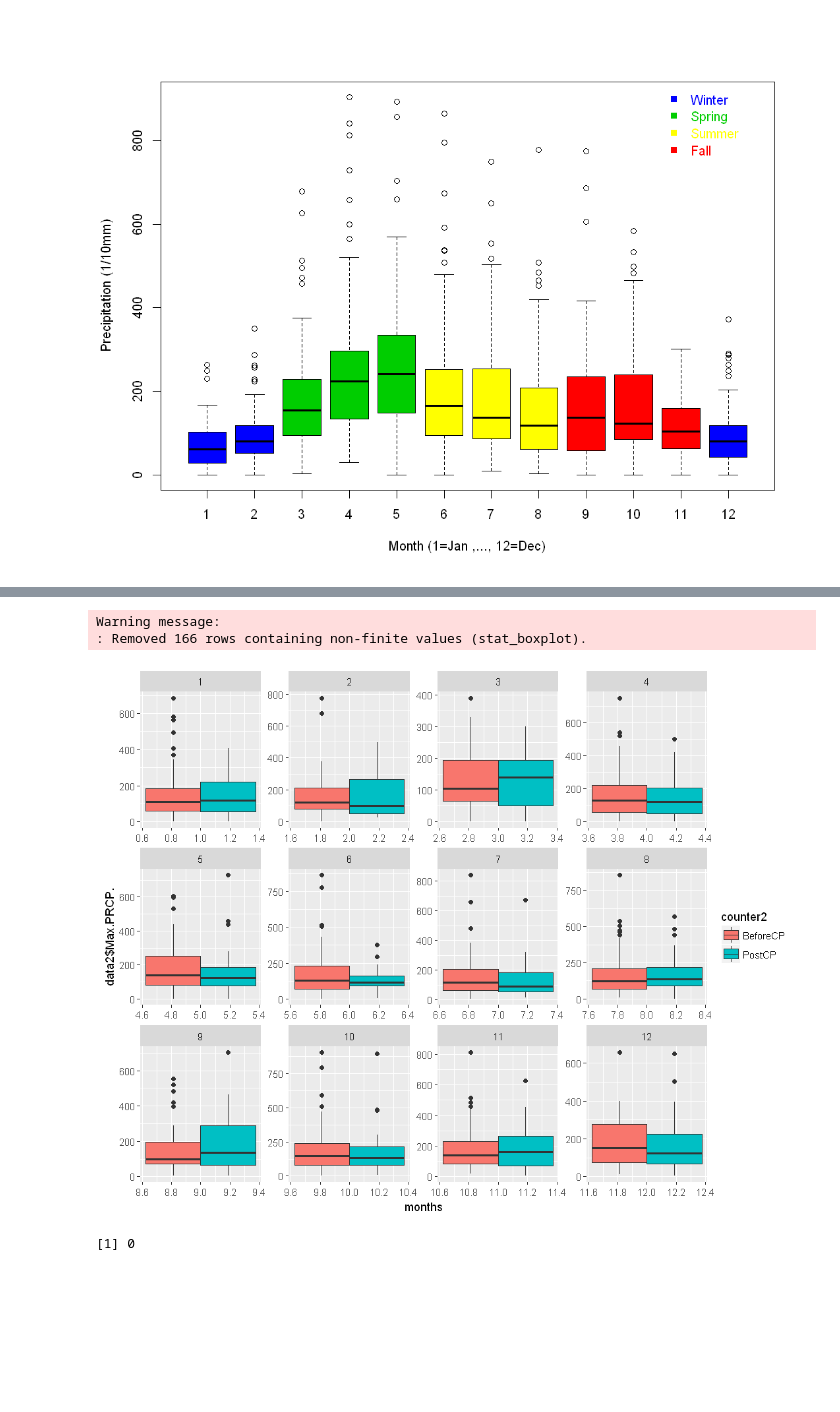
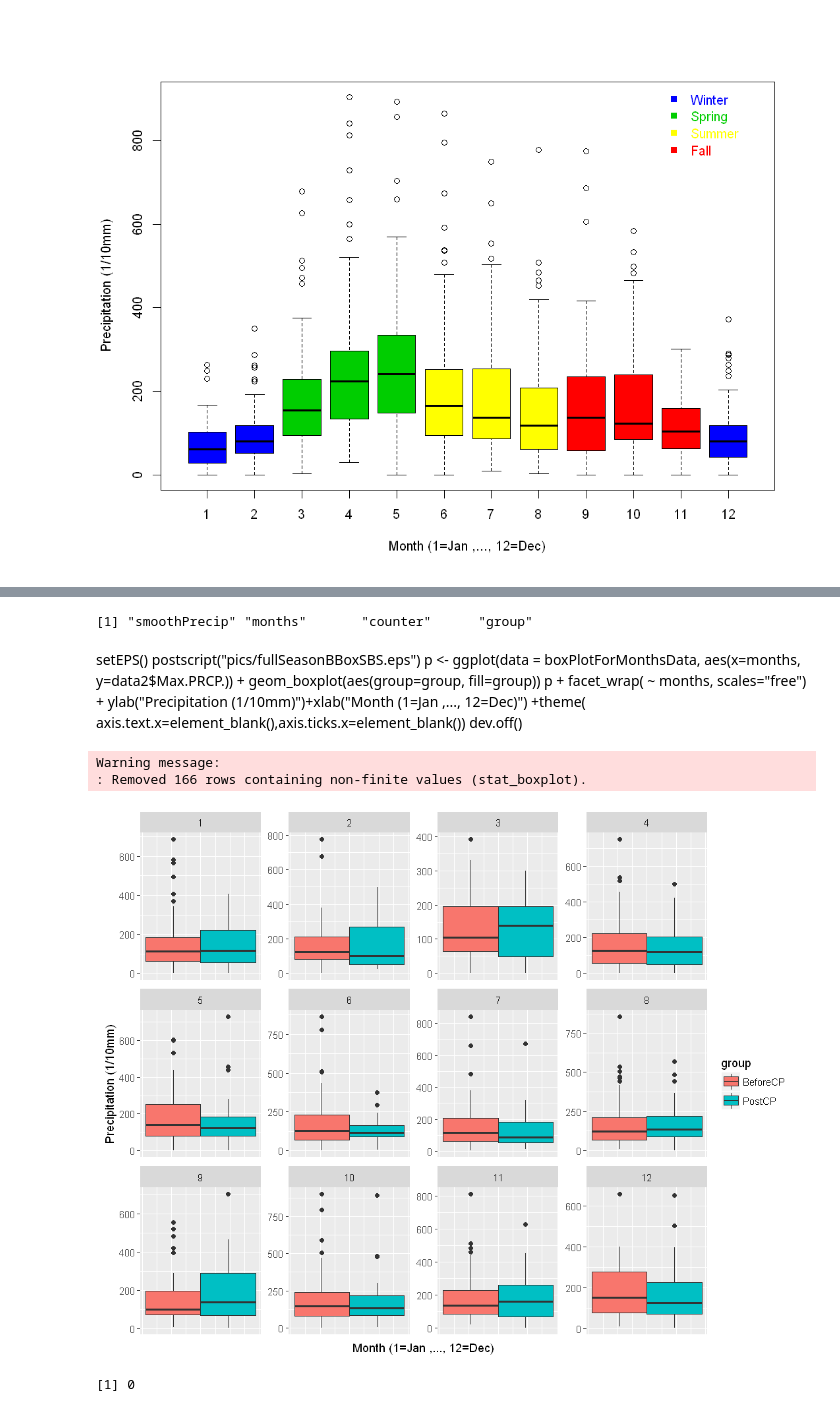
Before and after one commit to JeremyMMulcahey/UGA-Research-Notebooks, a Jupyter notebook: 01_Boulder_SeasonalEffects.ipynb, the cells around one changed output, grey strips where cells are left out. Cells and saved outputs as stored; diff of their text form; code cells hidden in the pictures; blank space fills up the shorter version.

```diff
--- a/01_Boulder_SeasonalEffects.ipynb
+++ b/01_Boulder_SeasonalEffects.ipynb
@@ -165,3 +165,11 @@ legend("topright",c("Winter","Spring","Summer","Fall"),col = c(4,3,7,2),bty="n",
 )
 # %% [output]
 [figure]
+# %%
+for(i in 1:length(boxPlotForMonthsData$counter)){
+    if(boxPlotForMonthsData$counter[i] ==0){
+        boxPlotForMonthsData[i,"group"] = "BeforeCP"
+    }else{
+         boxPlotForMonthsData[i,"group"] = "PostCP"
+    }
+}
@@ -186,11 +206,24 @@ legend("topright",c("Winter","Spring","Summer","Fall"),col = c(4,3,7,2),bty="n",
+# %%
+names(boxPlotForMonthsData)
+# %% [output]
+[1] "smoothPrecip" "months"       "counter"      "group"
+# %% [markdown]
+setEPS()
+postscript("pics/fullSeasonBBoxSBS.eps")
+p <- ggplot(data = boxPlotForMonthsData, aes(x=months, y=data2$Max.PRCP.)) +
+             geom_boxplot(aes(group=group, fill=group))
+p + facet_wrap( ~ months, scales="free") + ylab("Precipitation (1/10mm)")+xlab("Month (1=Jan ,..., 12=Dec)") +theme(
+axis.text.x=element_blank(),axis.ticks.x=element_blank())
+dev.off()
 # %%
 p <- ggplot(data = boxPlotForMonthsData, aes(x=months, y=data2$Max.PRCP.)) +
-             geom_boxplot(aes(group=counter2, fill=counter2))
-p + facet_wrap( ~ months, scales="free")
+             geom_boxplot(aes(group=group, fill=group))
+p + facet_wrap( ~ months, scales="free") + ylab("Precipitation (1/10mm)")+xlab("Month (1=Jan ,..., 12=Dec)") +theme(
+axis.text.x=element_blank(),axis.ticks.x=element_blank())
 # %% [output]
 Warning message:
 : Removed 166 rows containing non-finite values (stat_boxplot).
-[figure, old version]
+[figure, new version]
 # %%
 monthly = NULL
 for(i in 1:12){
```
Also changed, not shown: parts of 17 cells of this notebook, 3 other files.
